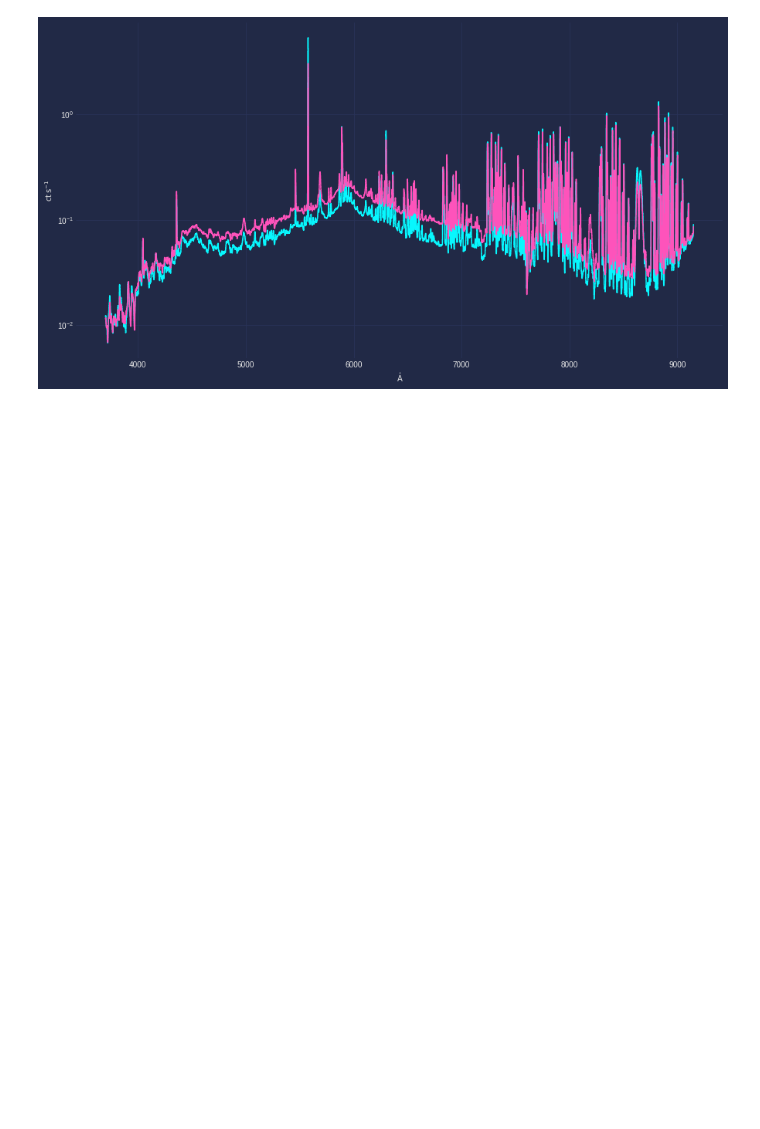
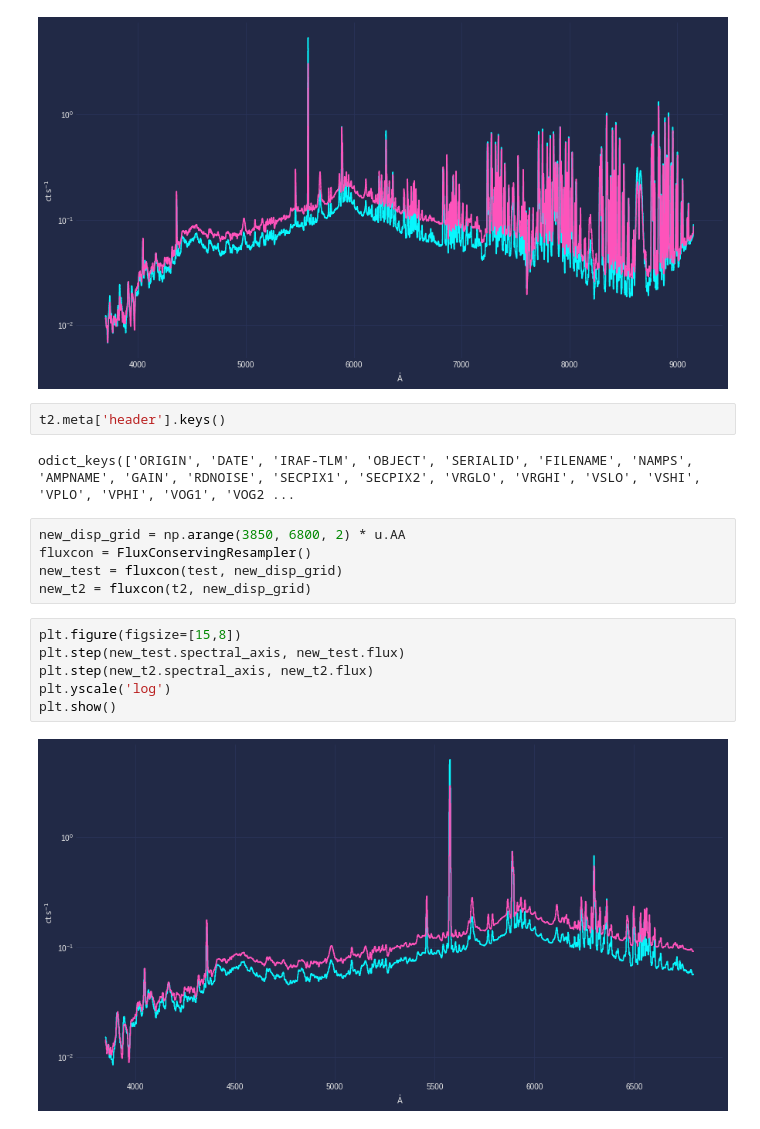
Before and after one commit to tepickering/hecto-sky-background, a Jupyter notebook: headers.ipynb, the cells around one changed output. Saved outputs shown, nothing was run; the diff lists cells and outputs as text; blank space fills up the shorter version.

```diff
--- a/headers.ipynb
+++ b/headers.ipynb
@@ -158,3 +160,20 @@ plt.yscale('log')
 plt.show()
 # %% [output]
 [figure]
+# %%
+t2.meta['header'].keys()
+# %% [output]
+odict_keys(['ORIGIN', 'DATE', 'IRAF-TLM', 'OBJECT', 'SERIALID', 'FILENAME', 'NAMPS', 'AMPNAME', 'GAIN', 'RDNOISE', 'SECPIX1', 'SECPIX2', 'VRGLO', 'VRGHI', 'VSLO', 'VSHI', 'VPLO', 'VPHI', 'VOG1', 'VOG2 ...
+# %%
+new_disp_grid = np.arange(3850, 6800, 2) * u.AA
+fluxcon = FluxConservingResampler()
+new_test = fluxcon(test, new_disp_grid)
+new_t2 = fluxcon(t2, new_disp_grid)
+# %%
+plt.figure(figsize=[15,8])
+plt.step(new_test.spectral_axis, new_test.flux)
+plt.step(new_t2.spectral_axis, new_t2.flux)
+plt.yscale('log')
+plt.show()
+# %% [output]
+[figure, added]
```
Also changed, not shown: parts of 4 cells of this notebook, 2 other files.
